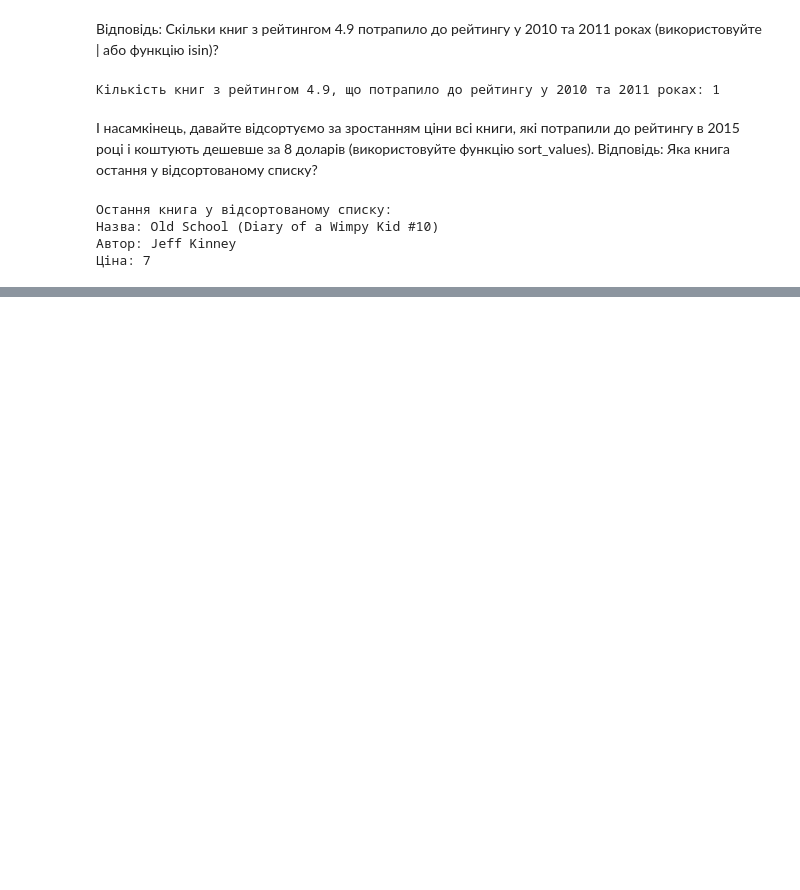
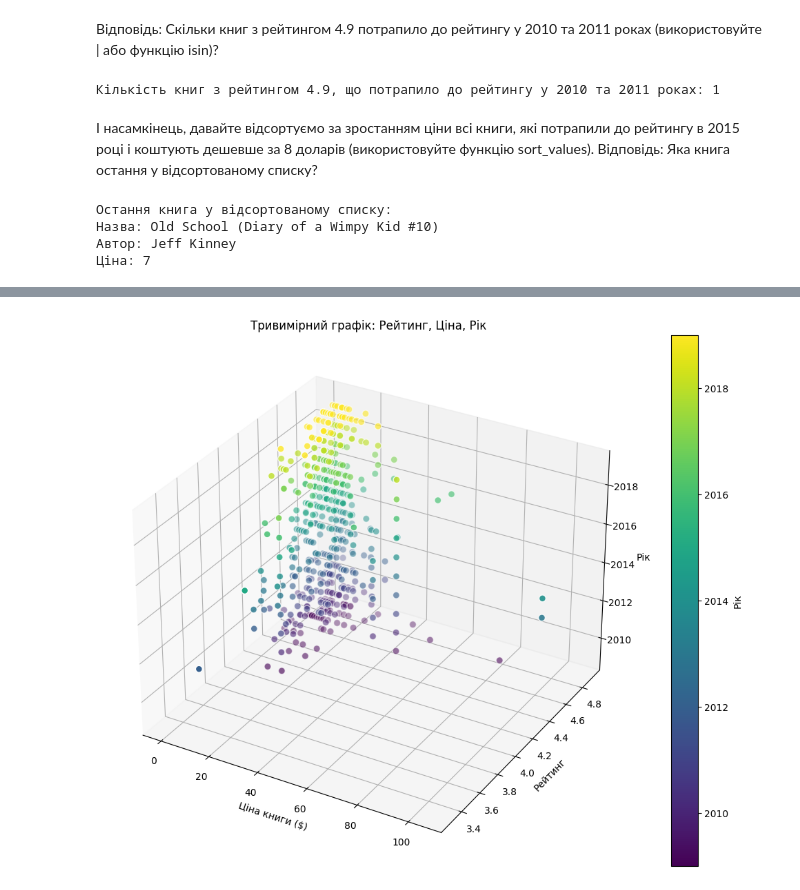
Before and after one commit to OlhaYastrebova/goit-ds-hw, a Jupyter notebook: Hw5_3.ipynb, the cells around one changed output, grey strips where cells are left out. Cells and saved outputs as stored; diff of their text form; code cells hidden in the pictures; blank space fills up the shorter version.

```diff
--- a/Hw5_3.ipynb
+++ b/Hw5_3.ipynb
@@ -201,0 +352,30 @@ print(f"Ціна: {last_book['price']}")
+# %%
+import pandas as pd
+import matplotlib.pyplot as plt
+from mpl_toolkits.mplot3d import Axes3D
+
+ # Створити тривимірний графік
+fig = plt.figure(figsize=(14, 10))
+ax = fig.add_subplot(111, projection='3d')
+
+    # Данні для осей
+x = df['price']
+y = df['user_rating']
+z = df['year']
+
+    # Створити графік розсіювання
+sc = ax.scatter(x, y, z, c=z, cmap='viridis', edgecolors='w', s=50)
+
+    # Налаштування графіка
+ax.set_xlabel('Ціна книги ($)')
+ax.set_ylabel('Рейтинг')
+ax.set_zlabel('Рік')
+ax.set_title('Тривимірний графік: Рейтинг, Ціна, Рік')
+
+    # Додати колірну шкалу
+cbar = plt.colorbar(sc)
+cbar.set_label('Рік')
+
+plt.show()
+# %% [output]
+[figure, added]
```
Also changed, not shown: parts of 13 cells of this notebook.
